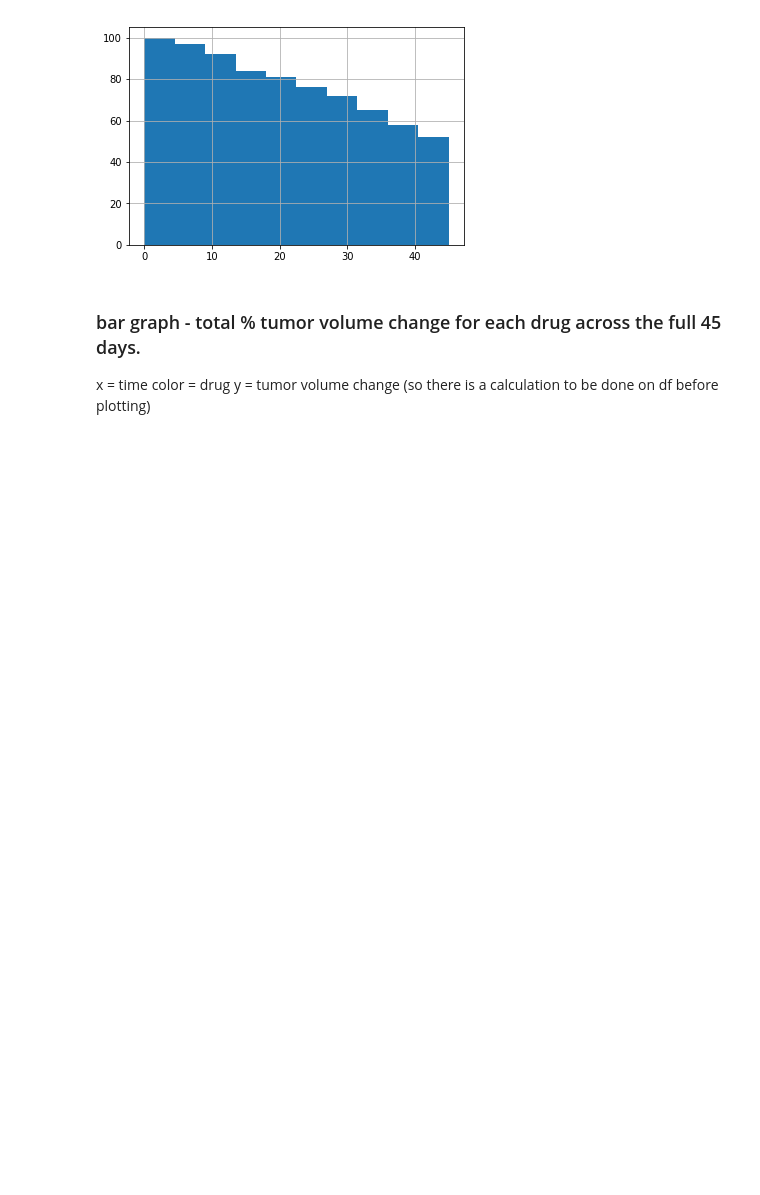
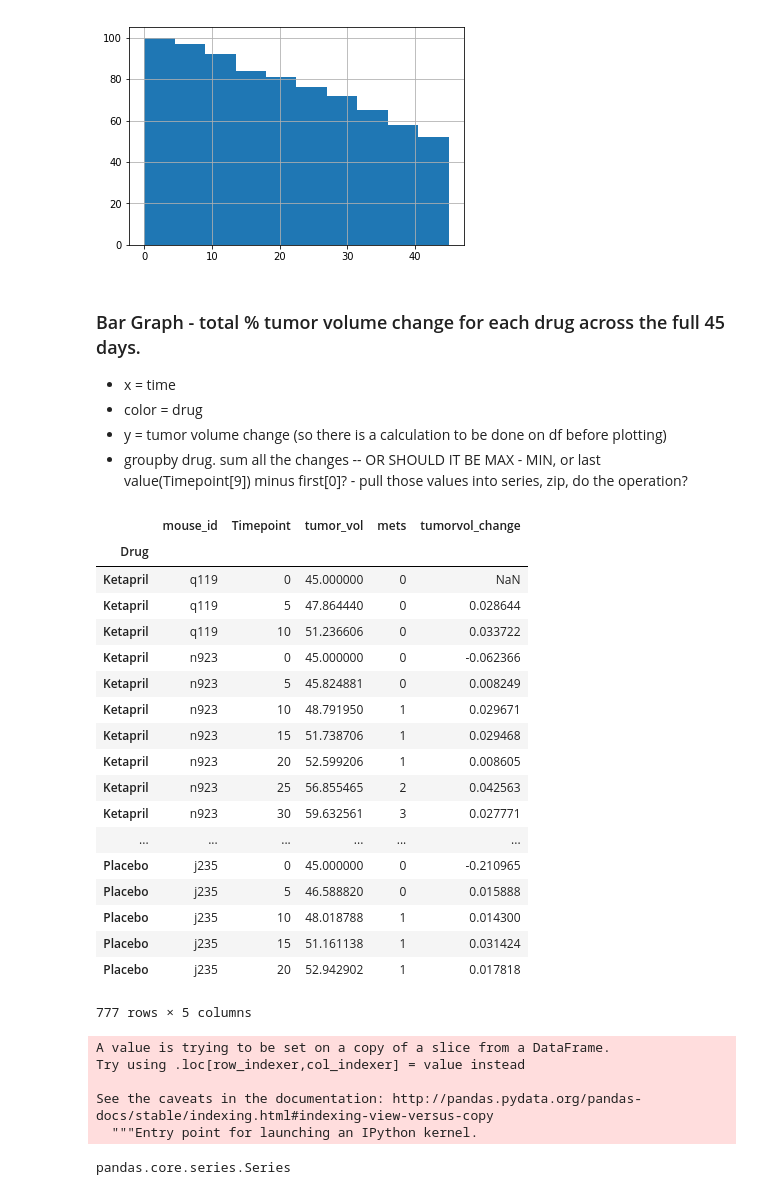
Before and after one commit to jenshurley/hw5, a Jupyter notebook: pydrug_sketch.ipynb, the cells around one changed output. Cells and saved outputs as stored; diff of their text form; code cells hidden in the pictures; blank space fills up the shorter version.

```diff
--- a/pydrug_sketch.ipynb
+++ b/pydrug_sketch.ipynb
@@ -377,7 +377,40 @@ data_filtered_for_drugs.Timepoint.hist();
 # %% [output]
 [figure]
 # %% [markdown]
-### bar graph - total % tumor volume change for each drug across the full 45 days.
-x = time
-color = drug
-y = tumor volume change (so there is a calculation to be done on df before plotting)
+### Bar Graph - total % tumor volume change for each drug across the full 45 days.
+- x = time
+- color = drug
+- y = tumor volume change (so there is a calculation to be done on df before plotting)
+- groupby drug. sum all the changes -- OR SHOULD IT BE MAX - MIN, or last value(Timepoint[9]) minus first[0]? - pull those values into series, zip, do the operation?
+# %%
+drug_groups = data_filtered_for_drugs.set_index("Drug")
+# %%
+drug_groups
+# %% [output]
+|  | mouse_id | Timepoint | tumor_vol | mets | tumorvol_change |
+| Drug |  |  |  |  |  |
+| Ketapril | q119 | 0 | 45.000000 | 0 | NaN |
+| Ketapril | q119 | 5 | 47.864440 | 0 | 0.028644 |
+| Ketapril | q119 | 10 | 51.236606 | 0 | 0.033722 |
+| Ketapril | n923 | 0 | 45.000000 | 0 | -0.062366 |
+| Ketapril | n923 | 5 | 45.824881 | 0 | 0.008249 |
+| Ketapril | n923 | 10 | 48.791950 | 1 | 0.029671 |
+| Ketapril | n923 | 15 | 51.738706 | 1 | 0.029468 |
+| Ketapril | n923 | 20 | 52.599206 | 1 | 0.008605 |
+| Ketapril | n923 | 25 | 56.855465 | 2 | 0.042563 |
+| Ketapril | n923 | 30 | 59.632561 | 3 | 0.027771 |
+| ... | ... | ... | ... | ... | ... |
+| Placebo | j235 | 0 | 45.000000 | 0 | -0.210965 |
+| Placebo | j235 | 5 | 46.588820 | 0 | 0.015888 |
+| Placebo | j235 | 10 | 48.018788 | 1 | 0.014300 |
+| Placebo | j235 | 15 | 51.161138 | 1 | 0.031424 |
+| Placebo | j235 | 20 | 52.942902 | 1 | 0.017818 |
+777 rows × 5 columns
+# %%
+data_filtered_for_drugs['tumorvol_change'] = data_filtered_for_drugs.['tumor_vol'].diff()/100
+# %% [output]
+A value is trying to be set on a copy of a slice from a DataFrame.
+Try using .loc[row_indexer,col_indexer] = value instead
+
+See the caveats in the documentation: http://pandas.pydata.org/pandas-docs/stable/indexing.html#indexing-view-versus-copy
+  """Entry point for launching an IPython kernel.
@@ -383,0 +421,4 @@ y = tumor volume change (so there is a calculation to be done on df before plott
+# %%
+type(vol_change_by_drug)
+# %% [output]
+pandas.core.series.Series
```
Also changed, not shown: parts of 6 cells of this notebook.
